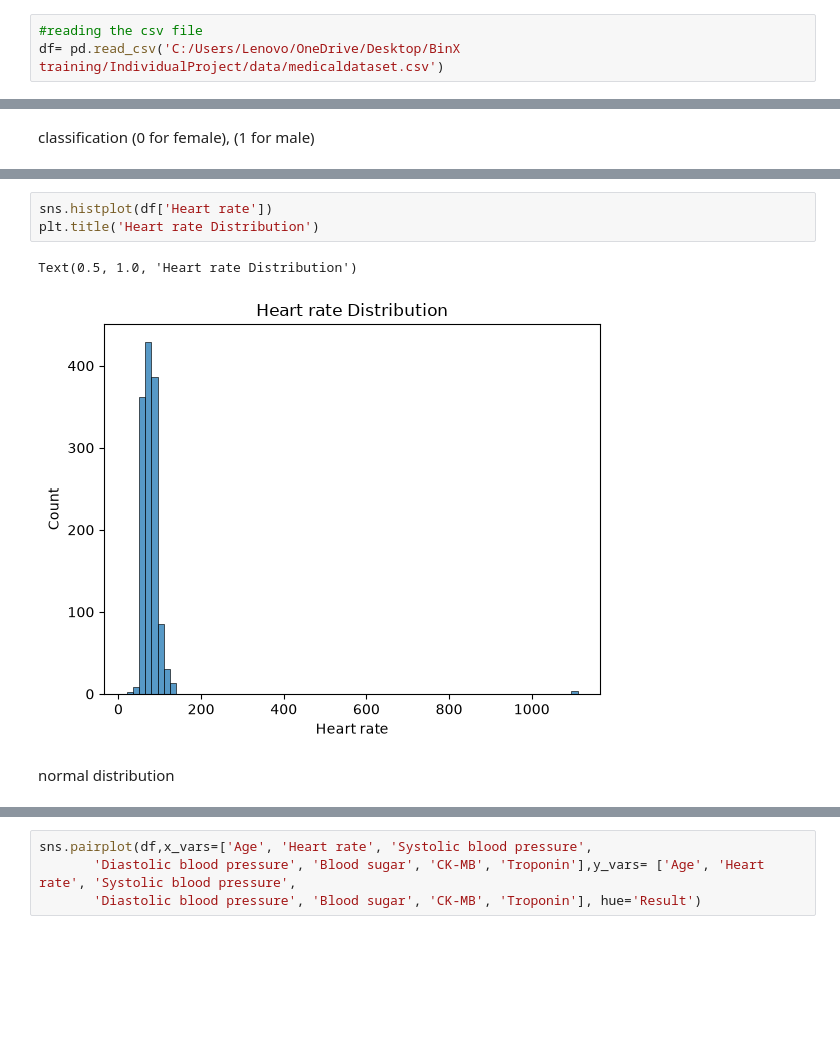
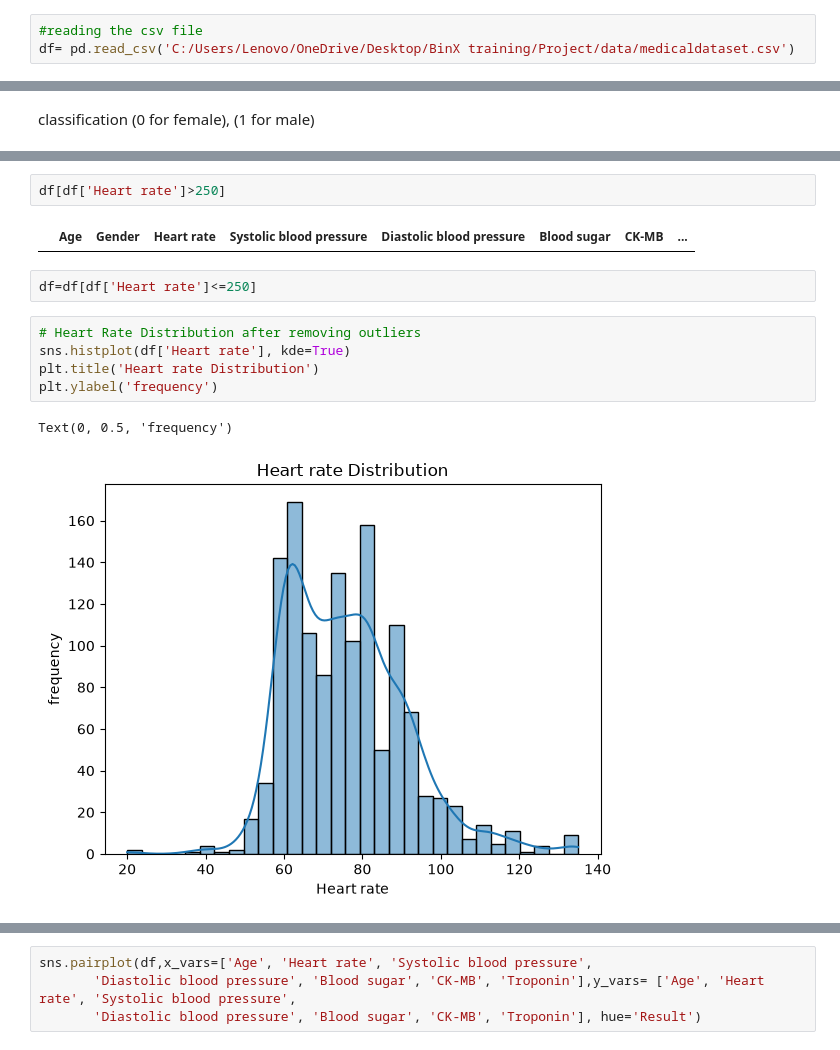
Before and after one commit to Nour-Tamimi/BinXtraining, a Jupyter notebook: Project/notebooks/data_preperation.ipynb, the cells around one changed output, grey strips where cells are left out. Saved outputs shown, nothing was run; the diff lists cells and outputs as text; blank space fills up the shorter version.

Commit message:
Project

```diff
--- a/Project/Project.ipynb
+++ b/Project/notebooks/data_preperation.ipynb
@@ -6,7 +6,7 @@ import numpy as np
 import seaborn as sns
 # %%
 #reading the csv file
-df= pd.read_csv('C:/Users/Lenovo/OneDrive/Desktop/BinX training/IndividualProject/data/medicaldataset.csv')
+df= pd.read_csv('C:/Users/Lenovo/OneDrive/Desktop/BinX training/Project/data/medicaldataset.csv')
 # %%
 df.head()
 # %% [output]
@@ -72,8 +114,14 @@ classification (0 for female), (1 for male)
+# %%
+df[df['Heart rate']>250]
+# %% [output]
+|  | Age | Gender | Heart rate | Systolic blood pressure | Diastolic blood pressure | Blood sugar | CK-MB | ... |
+# %%
+df=df[df['Heart rate']<=250]
 # %%
-sns.histplot(df['Heart rate'])
+# Heart Rate Distribution after removing outliers
+sns.histplot(df['Heart rate'], kde=True)
 plt.title('Heart rate Distribution')
+plt.ylabel('frequency')
 # %% [output]
-Text(0.5, 1.0, 'Heart rate Distribution')
+Text(0, 0.5, 'frequency')
-[figure, old version]
+[figure, new version]
-# %% [markdown]
-normal distribution
```
Also changed, not shown: parts of 34 cells of this notebook, 6 other files.
